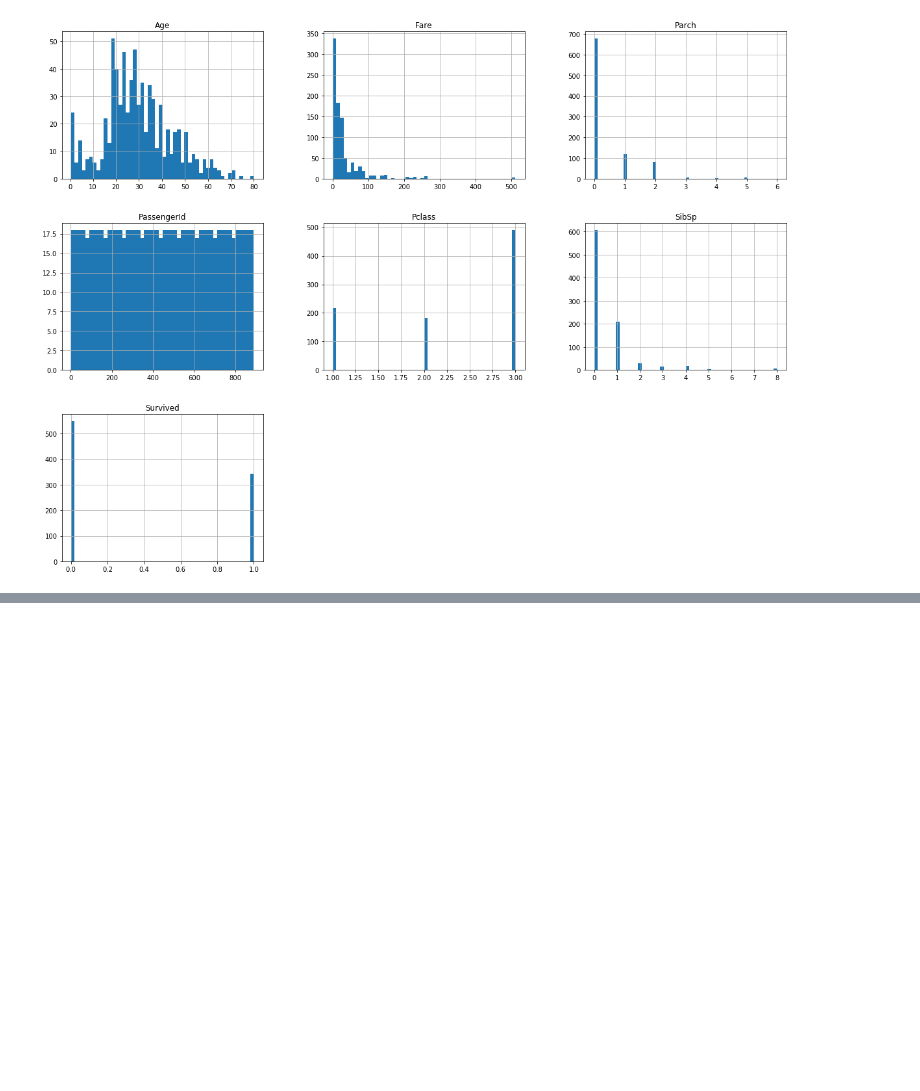
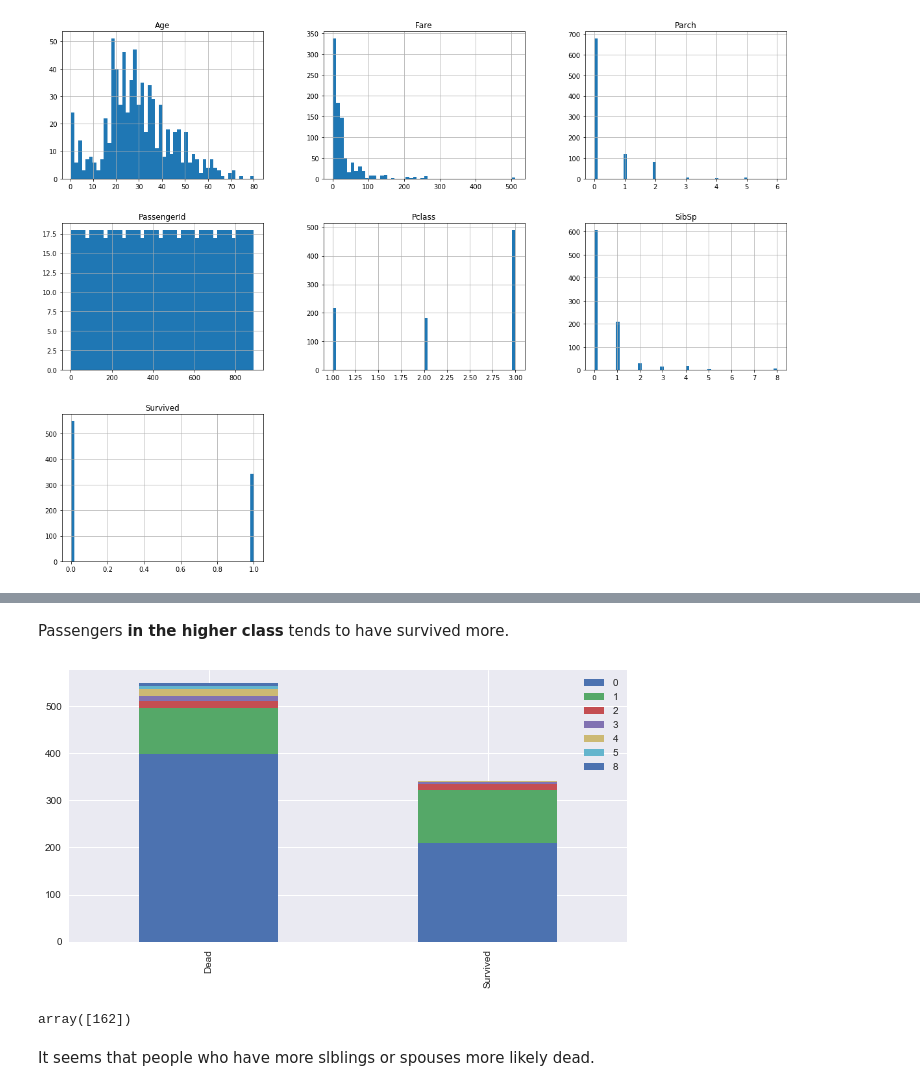
Before and after one commit to lee-kyubong/kaggle, a Jupyter notebook: titanic/kaggle-titanic-py.ipynb, the cells around one changed output, grey strips where cells are left out. Drawn from its saved outputs; the diff is of its cells as text; code cells hidden in the pictures; blank space fills up the shorter version.

```diff
--- a/titanic/kaggle-titanic-py.ipynb
+++ b/titanic/kaggle-titanic-py.ipynb
@@ -68,0 +112,12 @@ plt.show()
+# %% [markdown]
+Passengers **in the higher class** tends to have survived more.
+# %%
+bar_chart('SibSp')
+# %% [output]
+[figure, added]
+# %%
+np.correlate(data['Survived'], data['SibSp'])
+# %% [output]
+array([162])
+# %% [markdown]
+It seems that people who have more slblings or spouses more likely dead.
```
Also changed, not shown: parts of 8 cells of this notebook.
